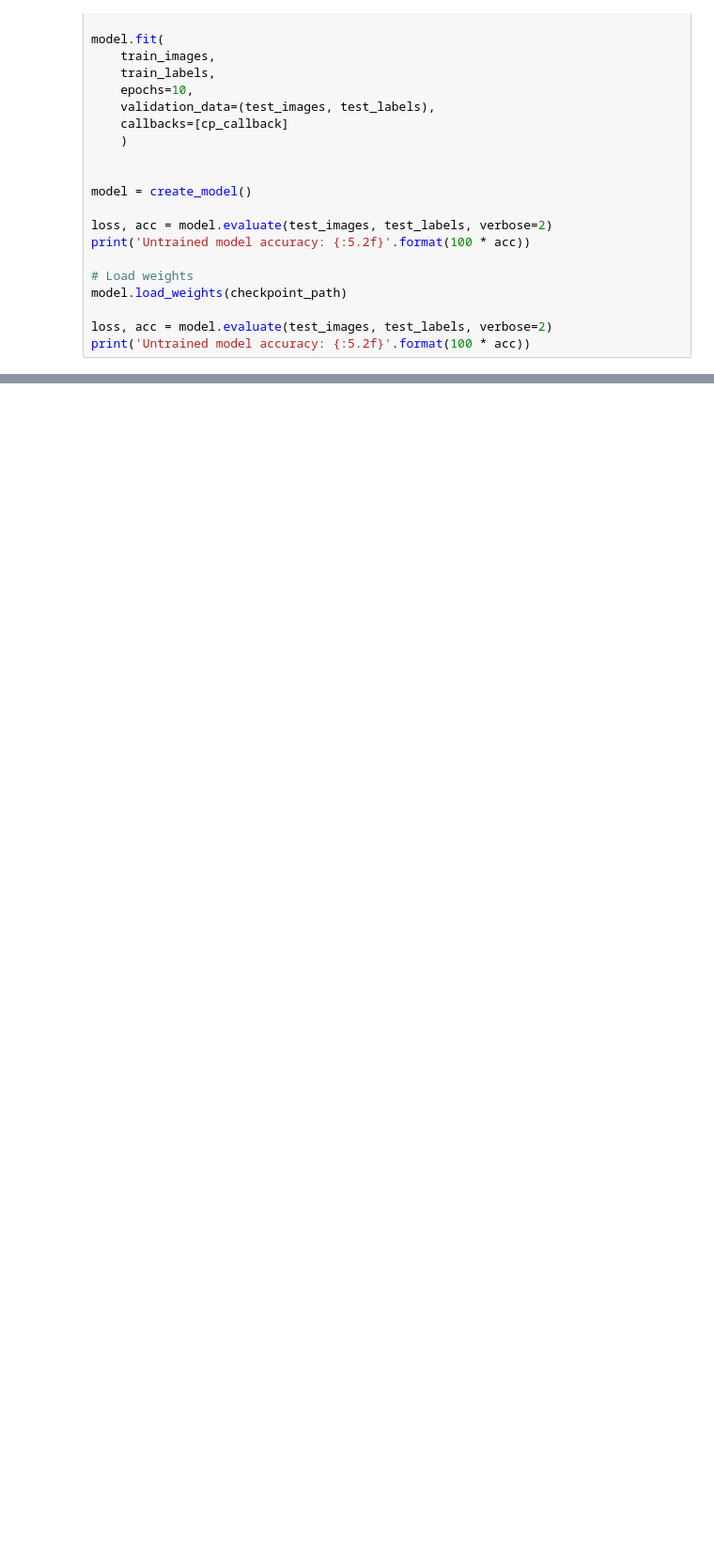
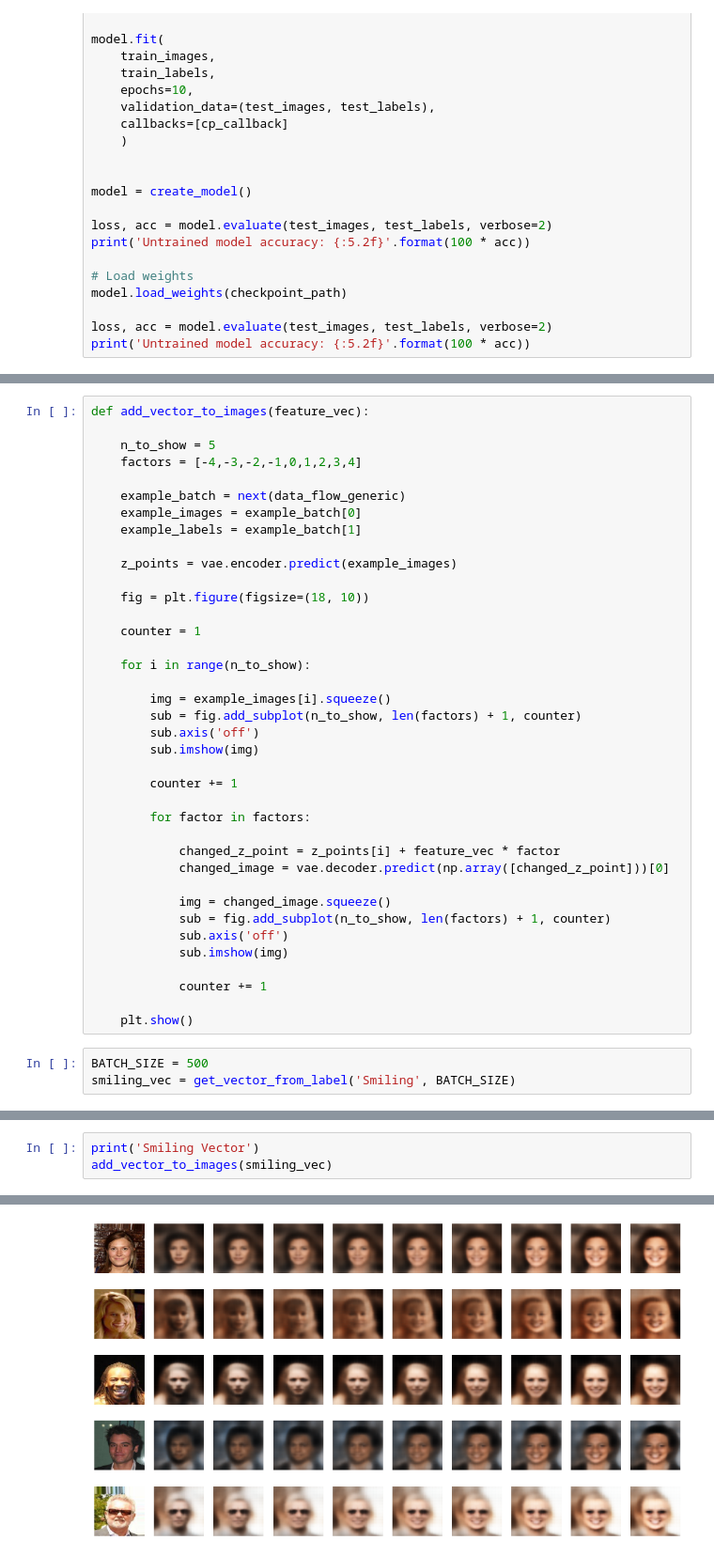
Before and after one commit to git-bauerseb/deep-learning, a Jupyter notebook: generative_deep_learning.ipynb, the cells around one changed output, grey strips where cells are left out. Shown at 94% size. Cells and saved outputs as stored; diff of their text form; blank space fills up the shorter version.

Commit message:
Smiling vector

```diff
--- a/generative_deep_learning.ipynb
+++ b/generative_deep_learning.ipynb
@@ -894,0 +1311,41 @@ mkdir: cannot create directory ‘/root/.kaggle/’: File exists
+# %%
+def add_vector_to_images(feature_vec):
+
+    n_to_show = 5
+    factors = [-4,-3,-2,-1,0,1,2,3,4]
+
+    example_batch = next(data_flow_generic)
+    example_images = example_batch[0]
+    example_labels = example_batch[1]
+
+    z_points = vae.encoder.predict(example_images)
+
+    fig = plt.figure(figsize=(18, 10))
+
+    counter = 1
+
+    for i in range(n_to_show):
+
+        img = example_images[i].squeeze()
+        sub = fig.add_subplot(n_to_show, len(factors) + 1, counter)
+        sub.axis('off')
+        sub.imshow(img)
+
+        counter += 1
+
+        for factor in factors:
+
+            changed_z_point = z_points[i] + feature_vec * factor
+            changed_image = vae.decoder.predict(np.array([changed_z_point]))[0]
+
+            img = changed_image.squeeze()
+            sub = fig.add_subplot(n_to_show, len(factors) + 1, counter)
+            sub.axis('off')
+            sub.imshow(img)
+
+            counter += 1
+
+    plt.show()
+# %%
+BATCH_SIZE = 500
+smiling_vec = get_vector_from_label('Smiling', BATCH_SIZE)
@@ -894,0 +1370,4 @@ mkdir: cannot create directory ‘/root/.kaggle/’: File exists
+# %%
+print('Smiling Vector')
+add_vector_to_images(smiling_vec)
+# %% [output]
@@ -894,0 +1375 @@ mkdir: cannot create directory ‘/root/.kaggle/’: File exists
+[figure, added]
```
Also changed, not shown: parts of 24 cells of this notebook.
